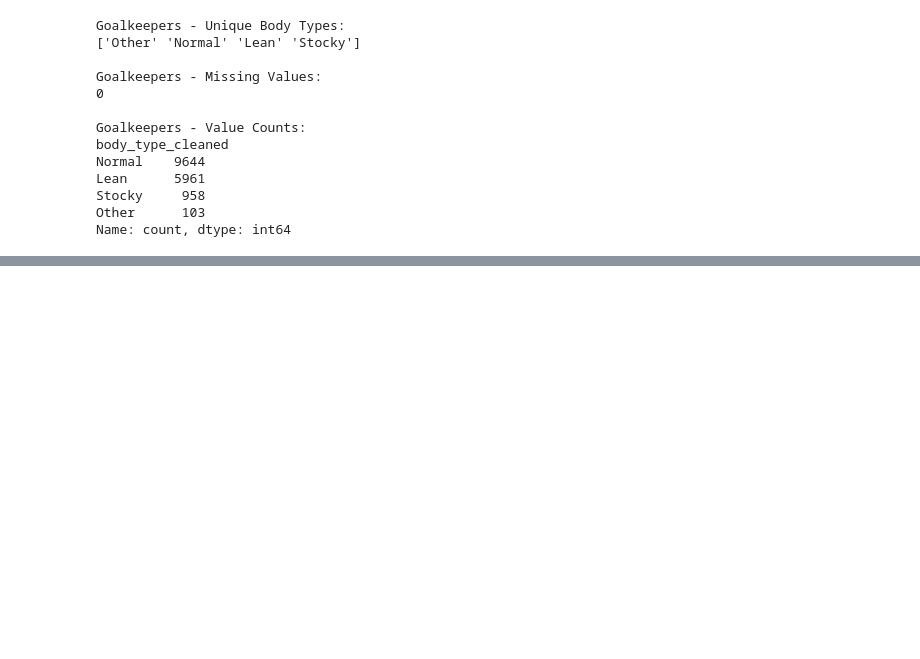
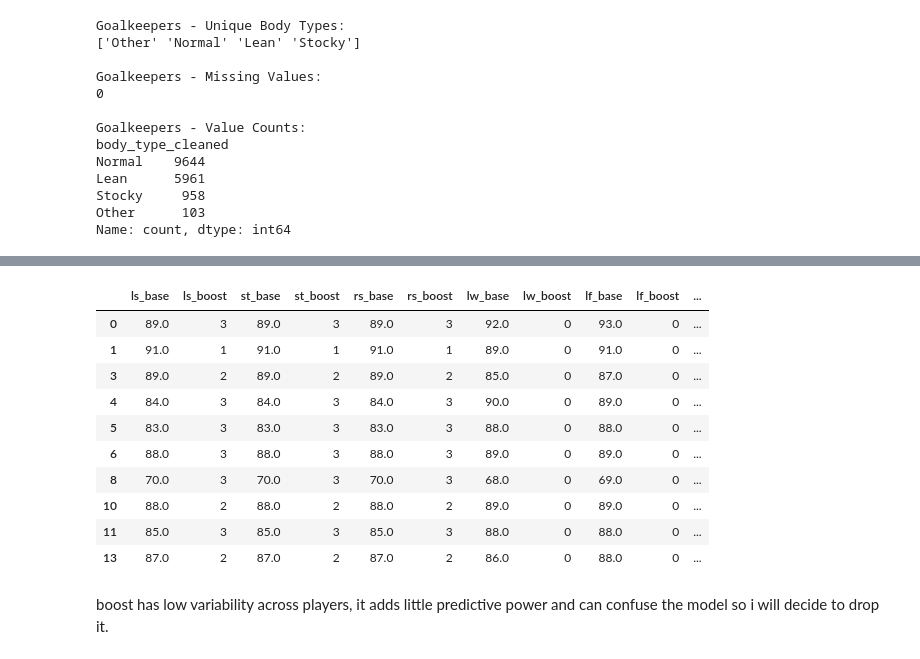
Before and after one commit to filiprares/data-science-internship, a Jupyter notebook: notebooks/week1_data_exploration.ipynb, the cells around one changed output, grey strips where cells are left out. Saved outputs shown, nothing was run; the diff lists cells and outputs as text; code cells hidden in the pictures; blank space fills up the shorter version.

```diff
--- a/notebooks/week1_data_exploration.ipynb
+++ b/notebooks/week1_data_exploration.ipynb
@@ -1244,0 +1351,8 @@ field_df.drop(columns=['body_type_cleaned'], inplace=True)
+# %%
+
+for col in position_cols:
+    non_numeric = field_df[col][~field_df[col].str.match(r'^\d+(\+\d+)?$', na=False)]
+    if not non_numeric.empty:
+        print(f"{col} — {len(non_numeric)} non-numeric entries:")
+        print(non_numeric.unique())
+        print("-" * 50)
@@ -1244,0 +1377,10 @@ field_df.drop(columns=['body_type_cleaned'], inplace=True)
+# %%
+
+import re
+
+for col in position_cols:
+    valid_numeric = field_df[col][field_df[col].str.match(r'^\d+(\+\d+)?$', na=False)]
+    if not valid_numeric.empty:
+        print(f"{col} — {len(valid_numeric)} valid numeric entries:")
+        print(valid_numeric.unique()[:10])
+        print("-" * 50)
@@ -1244,0 +1405,27 @@ field_df.drop(columns=['body_type_cleaned'], inplace=True)
+# %%
+for col in position_cols:
+    field_df[col] = field_df[col].str.replace(r'^(\d+)\+$', r'\1+0', regex=True)
+# %%
+for col in position_cols:
+    split = field_df[col].str.split('+', expand=True)
+    field_df[f'{col}_base'] = split[0].astype(float)
+    field_df[f'{col}_boost'] = split[1].astype(int)
+# %%
+
+new_cols = [f"{col}_{suffix}" for col in position_cols for suffix in ["base", "boost"]]
+
+field_df[new_cols].head(10)
+# %% [output]
+|  | ls_base | ls_boost | st_base | st_boost | rs_base | rs_boost | lw_base | lw_boost | lf_base | lf_boost | ... |
+| 0 | 89.0 | 3 | 89.0 | 3 | 89.0 | 3 | 92.0 | 0 | 93.0 | 0 | ... |
+| 1 | 91.0 | 1 | 91.0 | 1 | 91.0 | 1 | 89.0 | 0 | 91.0 | 0 | ... |
+| 3 | 89.0 | 2 | 89.0 | 2 | 89.0 | 2 | 85.0 | 0 | 87.0 | 0 | ... |
+| 4 | 84.0 | 3 | 84.0 | 3 | 84.0 | 3 | 90.0 | 0 | 89.0 | 0 | ... |
+| 5 | 83.0 | 3 | 83.0 | 3 | 83.0 | 3 | 88.0 | 0 | 88.0 | 0 | ... |
+| 6 | 88.0 | 3 | 88.0 | 3 | 88.0 | 3 | 89.0 | 0 | 89.0 | 0 | ... |
+| 8 | 70.0 | 3 | 70.0 | 3 | 70.0 | 3 | 68.0 | 0 | 69.0 | 0 | ... |
+| 10 | 88.0 | 2 | 88.0 | 2 | 88.0 | 2 | 89.0 | 0 | 89.0 | 0 | ... |
+| 11 | 85.0 | 3 | 85.0 | 3 | 85.0 | 3 | 88.0 | 0 | 88.0 | 0 | ... |
+| 13 | 87.0 | 2 | 87.0 | 2 | 87.0 | 2 | 86.0 | 0 | 88.0 | 0 | ... |
+# %% [markdown]
+boost has low variability across players, it adds little predictive power and can confuse the model so i will decide to drop it.
```
Also changed, not shown: parts of 72 cells of this notebook, 1 other file.
